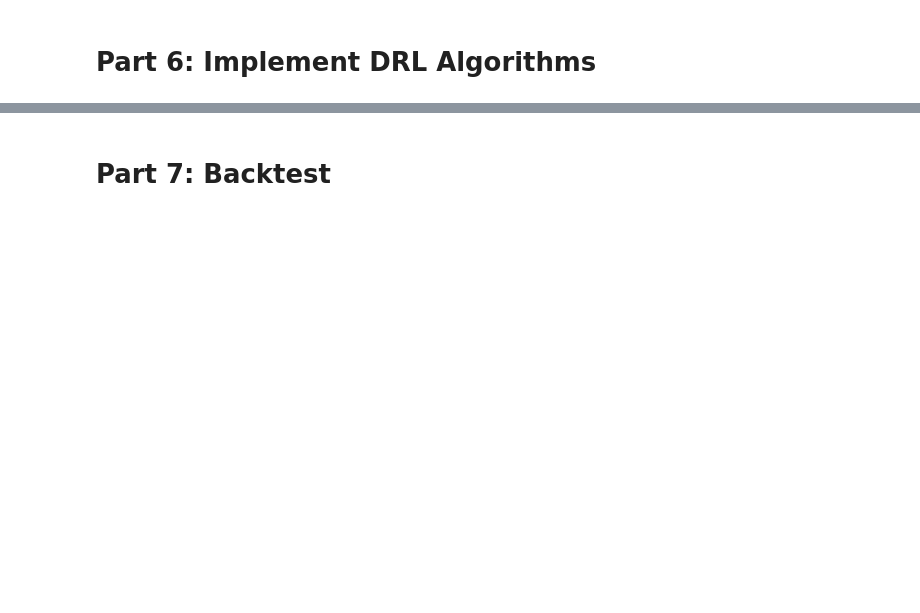
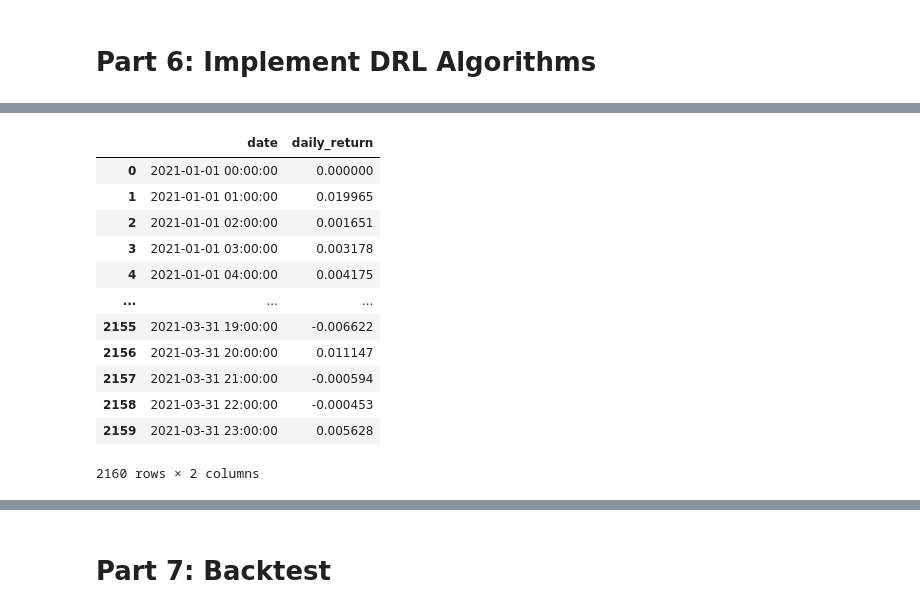
Before and after one commit to Toroi01/TradingRLBot, a Jupyter notebook: main.ipynb, the cells around one changed output, grey strips where cells are left out. Saved outputs shown, nothing was run; the diff lists cells and outputs as text; code cells hidden in the pictures; blank space fills up the shorter version.

```diff
--- a/main.ipynb
+++ b/main.ipynb
@@ -137,0 +263,16 @@ The action space describes the allowed actions that the agent interacts with the
+# %%
+df_daily_return
+# %% [output]
+|  | date | daily_return |
+| 0 | 2021-01-01 00:00:00 | 0.000000 |
+| 1 | 2021-01-01 01:00:00 | 0.019965 |
+| 2 | 2021-01-01 02:00:00 | 0.001651 |
+| 3 | 2021-01-01 03:00:00 | 0.003178 |
+| 4 | 2021-01-01 04:00:00 | 0.004175 |
+| ... | ... | ... |
+| 2155 | 2021-03-31 19:00:00 | -0.006622 |
+| 2156 | 2021-03-31 20:00:00 | 0.011147 |
+| 2157 | 2021-03-31 21:00:00 | -0.000594 |
+| 2158 | 2021-03-31 22:00:00 | -0.000453 |
+| 2159 | 2021-03-31 23:00:00 | 0.005628 |
+2160 rows × 2 columns
```
Also changed, not shown: parts of 33 cells of this notebook, 10 other files.
